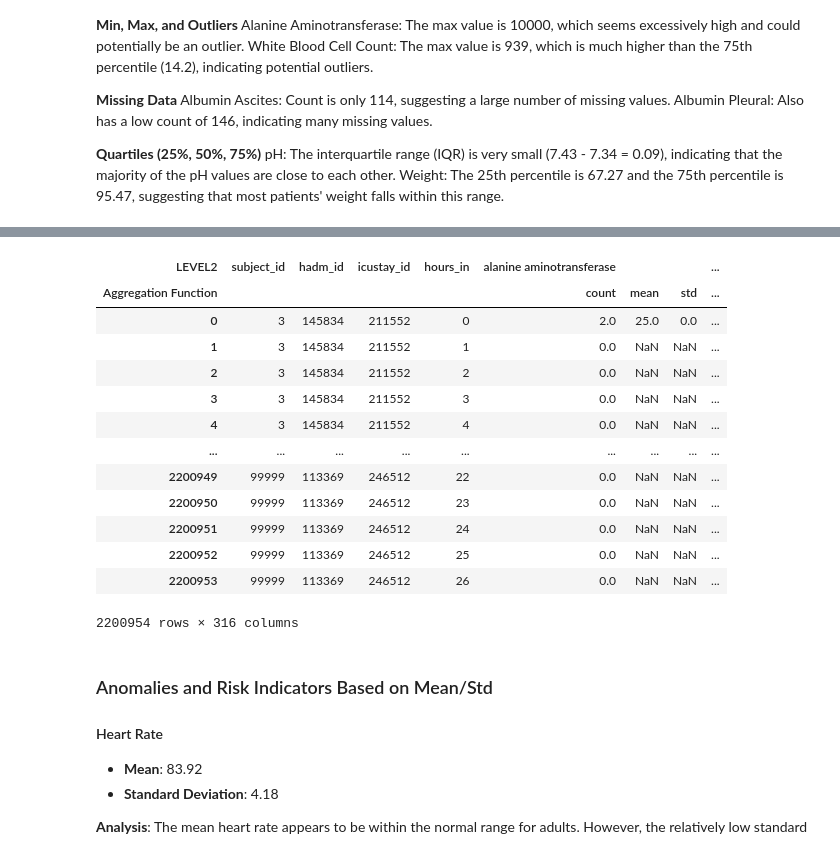
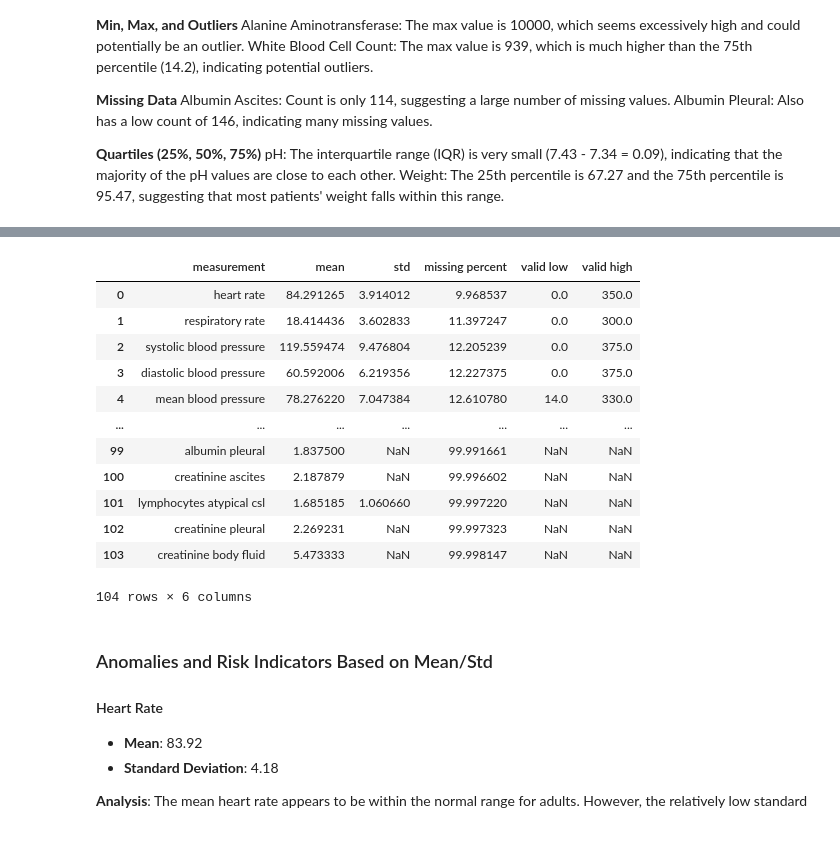
Before and after one commit to drama-404/FuzzyMedNet, a Jupyter notebook: notebooks/EDA.ipynb, the cells around one changed output, grey strips where cells are left out. Drawn from its saved outputs; the diff is of its cells as text; code cells hidden in the pictures.

```diff
--- a/notebooks/EDA.ipynb
+++ b/notebooks/EDA.ipynb
@@ -183,0 +153,6 @@ codes.shape:  (2200954, 1)
+# %%
+# Limit vital signs, lab measurements, and interventions to the first 30 hours of admission
+vitals_labs = vitals_labs[vitals_labs.index.get_level_values('hours_in') < 30]
+vitals_labs_mean = vitals_labs_mean[vitals_labs_mean.index.get_level_values('hours_in') < 30]
+interventions = interventions[interventions.index.get_level_values('hours_in') < 30]
+blind_display(patients, vitals_labs_mean, interventions, blinded=BLINDED)
@@ -336,49 +363,45 @@ vitals_labs_flatten.shape:  (995849, 104)
 # %%
-# Reset the index to make 'subject_id', 'hadm_id', 'icustay_id', 'hours_in' regular columns
 reset_df = vitals_labs.reset_index()
 reduced_df = reset_df.groupby(['subject_id', 'hadm_id', 'icustay_id']).mean().reset_index()
-reduced_df.drop(columns='hours_in', inplace=True)
+reduced_df.drop(columns=['hours_in'], inplace=True)
 
 melted_df = pd.melt(reduced_df, id_vars=['subject_id', 'hadm_id', 'icustay_id'], var_name=['LEVEL2', 'Aggregation Function'], value_name='Value')
-melted_df.reset_index(drop=True, inplace=True)
+melted_df.drop(columns = ['subject_id', 'hadm_id', 'icustay_id'], inplace=True)
 
 vitals_summary = melted_df.groupby(['LEVEL2', 'Aggregation Function']).mean().reset_index()
-vitals_summary.pivot_table(index='LEVEL2', columns='Aggregation Function', values='Value', aggfunc=np.mean)
+vitals_summary = vitals_summary.pivot_table(index='LEVEL2', columns='Aggregation Function', values='Value')
 vitals_summary.drop(columns=['count'], inplace=True)
 
 vitals_missing = vitals_labs_mean.isnull().sum() / vitals_labs_mean.shape[0] * 100
 vitals_missing = vitals_missing.reset_index()
 vitals_missing.drop(columns=['Aggregation Function'], inplace=True)
 vitals_missing.rename(columns={0: 'missing percent'}, inplace=True)
 
 vitals_pivot = pd.merge(vitals_summary, vitals_missing, on=['LEVEL2'])
 vitals_pivot.rename(columns={'LEVEL2': 'measurement'}, inplace=True)
 vitals_pivot.sort_values(by='missing percent', ascending=True, inplace=True)
 vitals_pivot.reset_index(drop=True, inplace=True)
 
-vitals_range = pd.read_csv('../resources/vitals_labs_ranges.csv')
-vitals_range.columns = vitals_range.columns.str.lower()
+vitals_ranges_df = pd.read_csv('../resources/vitals_labs_ranges.csv')
+vitals_ranges_df.columns = vitals_ranges_df.columns.str.lower()
 
-merged_vitals = pd.merge(vitals_pivot, vitals_range[['measurement', 'valid low', 'valid high']], on=['measurement'], how='left')
-merged_vitals
-
+merged_vitals = pd.merge(vitals_pivot, vitals_ranges_df[['measurement', 'valid low', 'valid high']], on=['measurement'], how='left')
 merged_vitals.to_csv('../resources/vitals_labs_stats.csv')
 merged_vitals
 # %% [output]
-| LEVEL2 | subject_id | hadm_id | icustay_id | hours_in | alanine aminotransferase |  |  | ... |
-| Aggregation Function |  |  |  |  | count | mean | std | ... |
-| 0 | 3 | 145834 | 211552 | 0 | 2.0 | 25.0 | 0.0 | ... |
-| 1 | 3 | 145834 | 211552 | 1 | 0.0 | NaN | NaN | ... |
-| 2 | 3 | 145834 | 211552 | 2 | 0.0 | NaN | NaN | ... |
-| 3 | 3 | 145834 | 211552 | 3 | 0.0 | NaN | NaN | ... |
-| 4 | 3 | 145834 | 211552 | 4 | 0.0 | NaN | NaN | ... |
-| ... | ... | ... | ... | ... | ... | ... | ... | ... |
-| 2200949 | 99999 | 113369 | 246512 | 22 | 0.0 | NaN | NaN | ... |
-| 2200950 | 99999 | 113369 | 246512 | 23 | 0.0 | NaN | NaN | ... |
-| 2200951 | 99999 | 113369 | 246512 | 24 | 0.0 | NaN | NaN | ... |
-| 2200952 | 99999 | 113369 | 246512 | 25 | 0.0 | NaN | NaN | ... |
-| 2200953 | 99999 | 113369 | 246512 | 26 | 0.0 | NaN | NaN | ... |
+|  | measurement | mean | std | missing percent | valid low | valid high |
+| 0 | heart rate | 84.291265 | 3.914012 | 9.968537 | 0.0 | 350.0 |
+| 1 | respiratory rate | 18.414436 | 3.602833 | 11.397247 | 0.0 | 300.0 |
+| 2 | systolic blood pressure | 119.559474 | 9.476804 | 12.205239 | 0.0 | 375.0 |
+| 3 | diastolic blood pressure | 60.592006 | 6.219356 | 12.227375 | 0.0 | 375.0 |
+| 4 | mean blood pressure | 78.276220 | 7.047384 | 12.610780 | 14.0 | 330.0 |
+| ... | ... | ... | ... | ... | ... | ... |
+| 99 | albumin pleural | 1.837500 | NaN | 99.991661 | NaN | NaN |
+| 100 | creatinine ascites | 2.187879 | NaN | 99.996602 | NaN | NaN |
+| 101 | lymphocytes atypical csl | 1.685185 | 1.060660 | 99.997220 | NaN | NaN |
+| 102 | creatinine pleural | 2.269231 | NaN | 99.997323 | NaN | NaN |
+| 103 | creatinine body fluid | 5.473333 | NaN | 99.998147 | NaN | NaN |
-2200954 rows × 316 columns
+104 rows × 6 columns
 # %% [markdown]
 ### Anomalies and Risk Indicators Based on Mean/Std
 
```
Also changed, not shown: parts of 32 cells of this notebook, 5 other files.
